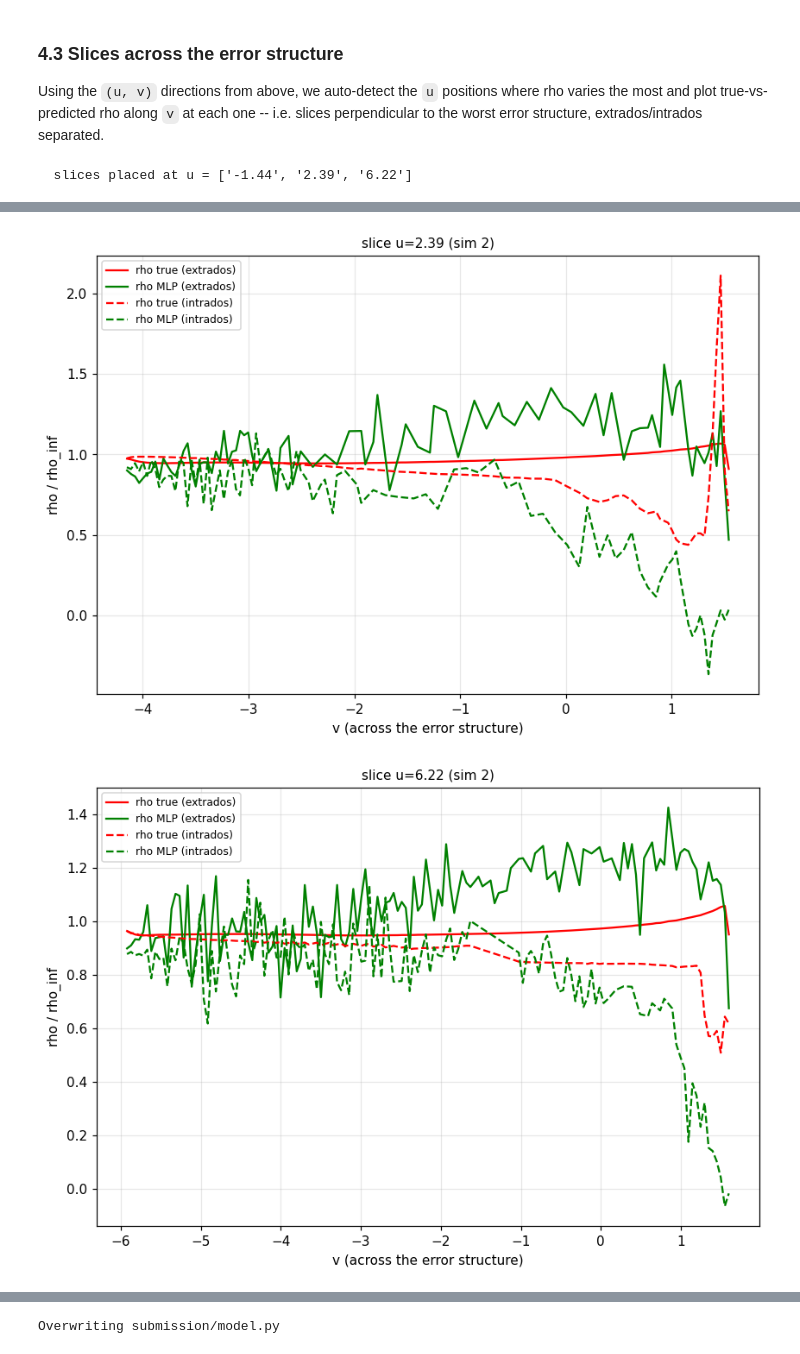
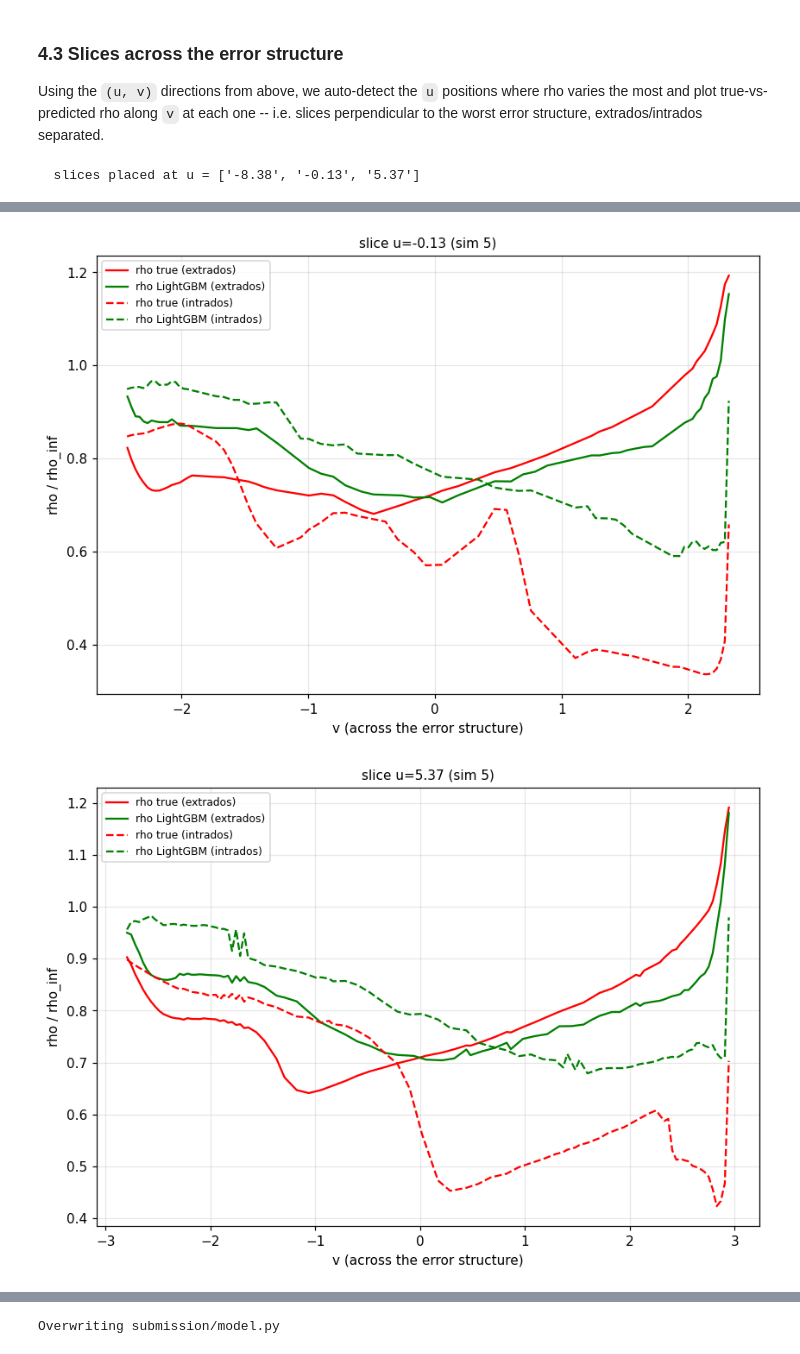
Before and after one commit to Akawalid/onera_468_crm_wall_distribution_regression_challenge_v2, a Jupyter notebook: bundle/starting_kit/starting_kit.ipynb, the cells around one changed output, grey strips where cells are left out. Saved outputs shown, nothing was run; the diff lists cells and outputs as text; code cells hidden in the pictures.

```diff
--- a/bundle/starting_kit/starting_kit.ipynb
+++ b/bundle/starting_kit/starting_kit.ipynb
@@ -90,0 +102,11 @@ estimate of test performance than a single random split.
+# %%
+N_PER_MACH = 4  # out of 36 simulations per Mach in the train set
+
+sub_idx    = D.subsample_sims_per_mach(train_conds, N_PER_MACH, seed=0)
+X_sub, y_sub = D.select_sims(X_train, y_train, sub_idx, M.NWALLP)
+sub_conds  = train_conds[sub_idx]
+sub_weights = D.confidence_weights(sub_conds)
+
+print(f'Subsampled {len(sub_idx)} / {n_sims} simulations '
+      f'({N_PER_MACH} per Mach x {len(np.unique(sub_conds[:, 0]))} Machs)')
+print(f'X_sub: {X_sub.shape}')
@@ -100,9 +123,9 @@ prediction still runs at full resolution. See `kit_utils/lgbm_baseline.py`.
 # %%
 from kit_utils import lgbm_baseline as lgbm
 
-print('LightGBM cross-validation (pointwise, point_stride=8)...')
-y_cv_lgbm = lgbm.cv_predict(X_train, y_train, train_conds, point_stride=8, n_estimators=200)
-res_lgbm = M.evaluate(y_train, y_cv_lgbm, train_weights, comp_masks, sigma_ref)
+print('LightGBM cross-validation (pointwise, subsampled sims)...')
+y_cv_lgbm = lgbm.cv_predict(X_sub, y_sub, sub_conds)
+res_lgbm = M.evaluate(y_sub, y_cv_lgbm, sub_weights, comp_masks, sigma_ref)
 print(f"\nLightGBM  ->  KLw={res_lgbm['mean_KL']:.4f}  R2={res_lgbm['R2']:.4f}  "
       f"wrMAE={res_lgbm['wrMAE']:.4f}  score={res_lgbm['score']:.4f}")
 # %% [output]
@@ -189,14 +178,14 @@ picture of generalisation error.
 # %%
 from kit_utils import pca_plots as PP
 
-iworst_wrmae, wrmae_worst, _ = M.compute_wrMAE(y_train, y_cv_mlp, train_weights)
-Minf, AoA, Pi = train_conds[iworst_wrmae]
+iworst_wrmae, wrmae_worst, _ = M.compute_wrMAE(y_sub, y_cv_lgbm, sub_weights)
+Minf, AoA, Pi = sub_conds[iworst_wrmae]
 print(f'Worst wrMAE condition: sim {iworst_wrmae}  Minf={Minf:.2f}  AoA={AoA:.1f}  '
       f'Pi={Pi:.0e}  wrMAE={wrmae_worst:.4f}')
 
 sl = slice(iworst_wrmae * M.NWALLP, (iworst_wrmae + 1) * M.NWALLP)
-X_sim, y_sim, yhat_sim = X_train[sl], y_train[sl], y_cv_mlp[sl]
+X_sim, y_sim, yhat_sim = X_sub[sl], y_sub[sl], y_cv_lgbm[sl]
 
 PP.plot_condition(X_sim, y_sim, yhat_sim, title_suffix=f' (sim {iworst_wrmae}, wrMAE={wrmae_worst:.4f})',
-                   model_name='MLP')
+                   model_name='LightGBM')
 # %% [output]
@@ -222,6 +211,6 @@ varies the most and plot true-vs-predicted rho along `v` at each one -- i.e. sli
 perpendicular to the worst error structure, extrados/intrados separated.
 # %%
 PP.analyse_coupes_auto(X_sim, y_sim, yhat_sim, comp_masks, comp_name='wing',
-                        model_name='MLP', n_slices=3, title_suffix=f' (sim {iworst_wrmae})')
+                        model_name='LightGBM', n_slices=3, title_suffix=f' (sim {iworst_wrmae})')
 # %% [output]
-  slices placed at u = ['-1.44', '2.39', '6.22']
+  slices placed at u = ['-8.38', '-0.13', '5.37']
@@ -229,5 +218,5 @@ PP.analyse_coupes_auto(X_sim, y_sim, yhat_sim, comp_masks, comp_name='wing',
-[figure, old version]
+[figure, new version]
-[figure, old version]
+[figure, new version]
 # %% [markdown]
 ---
 ## 5. Preparing the submission
```
Also changed, not shown: parts of 16 cells of this notebook, 26 other files.
